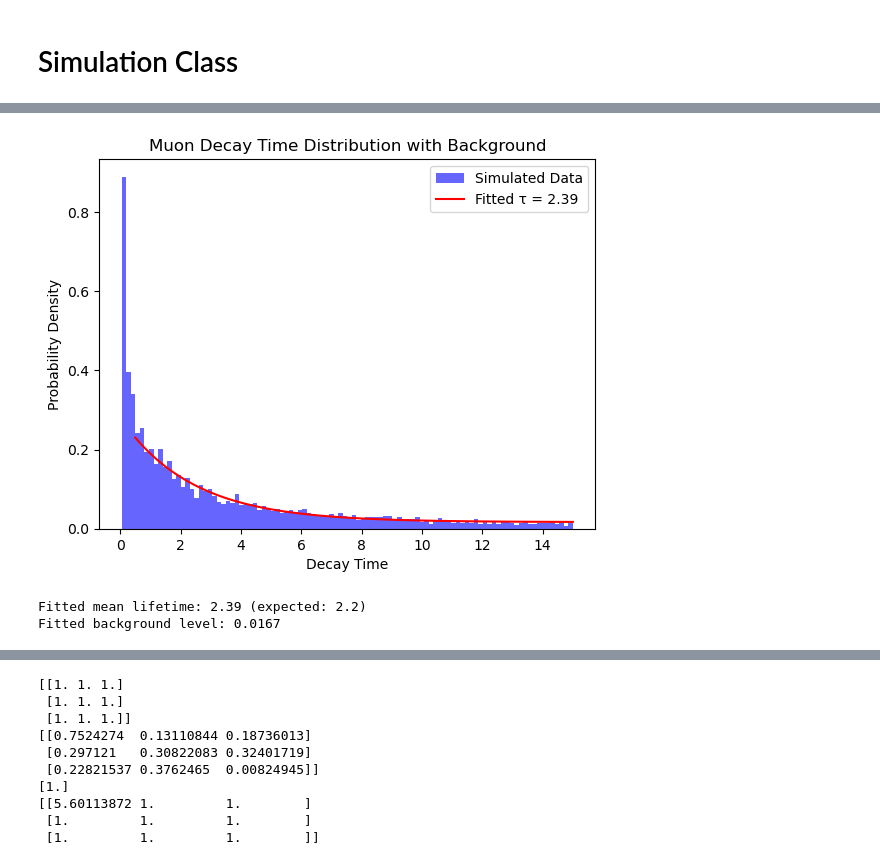
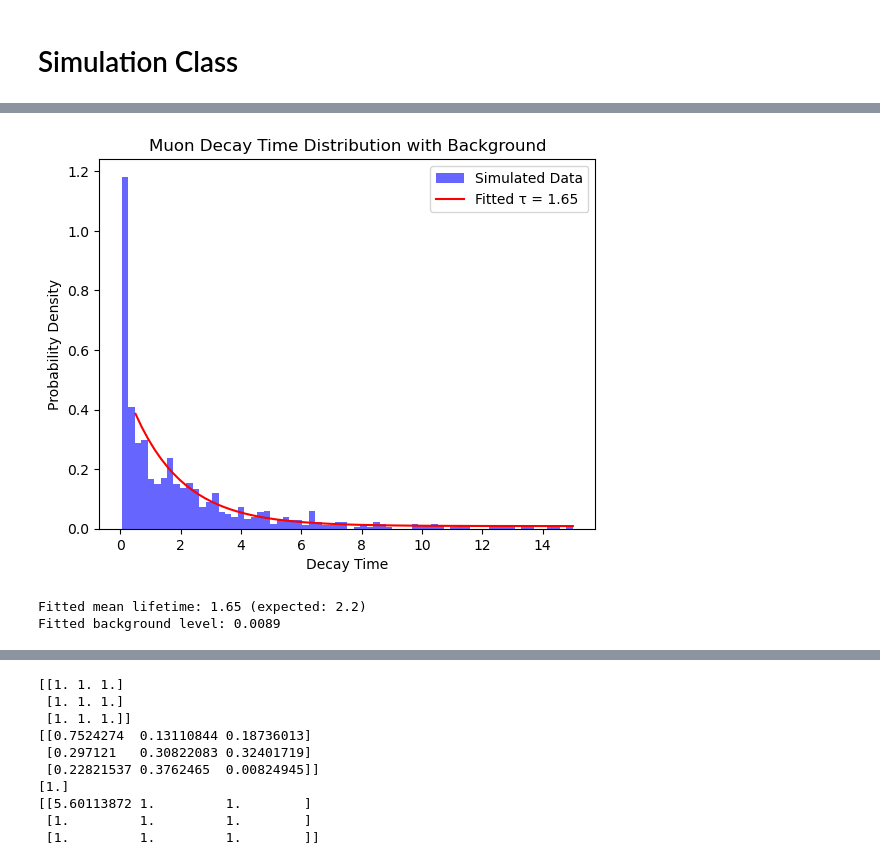
Before and after one commit to NicolaSommaggio/AdvanceLab-g-2, a Jupyter notebook: g-2/src/MonteCarlo.ipynb, the cells around one changed output, grey strips where cells are left out. Drawn from its saved outputs; the diff is of its cells as text; code cells hidden in the pictures.

```diff
--- a/g-2/src/MonteCarlo.ipynb
+++ b/g-2/src/MonteCarlo.ipynb
@@ -6,7 +6,7 @@ import matplotlib.animation as animation
 # Simulation Class
 # %%
 class Simulation:
-    def __init__(self,dx=1,dt=0.02,B=0*5.42/(10**6),signal_lenght=0.05,veto_lenght=0.1,fluxmeno=0.00045,fluxpiu=0.00055, taumeno=0.163,taupiu=2.2,lunghezza_scintillatore=7,larghezza_scintillatore=15):
+    def __init__(self,dx=1,dt=0.05,B=5.42/(10**6),signal_lenght=0.05,veto_lenght=0.1,fluxmeno=0.000045,fluxpiu=0.000055, taumeno=0.163,taupiu=2.2,lunghezza_scintillatore=7,larghezza_scintillatore=15):
         self.signal=0
         self.signal_counter=0
         self.grid=np.zeros([int(lunghezza_scintillatore/dx),int(larghezza_scintillatore/dx)])
@@ -118,6 +118,8 @@ class Simulation:
             self.ariettacounter=0
             self.ariettastate=0
 
+
+
     def time_step(self):
         analogsignal = self.grid_step()
         digital, temp = self.digital_signal_step(analogsignal)
@@ -139,6 +191,7 @@ digital = []
 counter = []
 num_frames = 50
 
+
 number=3000000
 for i in range(number):
     analogsignal = Sistema.grid_step()
@@ -150,8 +203,10 @@ for i in range(number):
     digital.append(1 if digitalsignal[0] else 0)
     counter.append(digitalsignal[1])
     Sistema.arietta(digitalsignal[0])
+
     if(i%10000==0):
         print("Siamo al ",(i/number)*100,"%")
+        np.save("Fondo",Sistema.output)
 
 print(Sistema.output)
 plt.hist(Sistema.output)
@@ -184,7 +217,11 @@ import numpy as np
 import matplotlib.pyplot as plt
 from scipy.optimize import curve_fit
 
-data=np.load("FondoMontecarlo.npy")
+data=Sistema.output
+
+with open("FondoMonte.txt","w") as output:
+    for i in data:
+        output.write(str(i*66.6666)+"\n")
 # Define the exponential decay function with a flat background
 def exp_decay_with_background(t, tau, A, C):
     return A * np.exp(-t / tau) + C
@@ -197,38 +234,39 @@ counts, bin_edges = np.histogram(data, bins=50, density=True)
 bin_centers = (bin_edges[:-1] + bin_edges[1:]) / 2  # Midpoints of bins
 
 # Filter data for fitting (only use points where t > 0.5)
-mask = bin_centers > 1
+mask = (bin_centers > 2) & (bin_centers < 10)
 filtered_bin_centers = bin_centers[mask]
 filtered_counts = counts[mask]
 
 # Fit histogram data with exponential decay + background
 popt, pcov = curve_fit(exp_decay_with_background, filtered_bin_centers, filtered_counts,
                        p0=[2.2, max(filtered_counts), min(filtered_counts)])
 
 # Extract fitted parameters
 tau_fitted, A_fitted, C_fitted = popt
 
+
 # Plot histogram
-plt.hist(data, bins=100, density=True, alpha=0.6, color='b', label="Simulated Data")
+plt.hist(data, bins=70, density=True, alpha=0.6, color='b', label="Simulated Data")
 
 # Plot fitted curve (only for t > 0.5)
-t_fit = np.linspace(0.5, max(data), 100)
+t_fit = np.linspace(0.5, max(data), 70)
 plt.plot(t_fit, exp_decay_with_background(t_fit, *popt), 'r-', label=f"Fitted τ = {tau_fitted:.2f}")
 
 
 # Labels and legend
 plt.xlabel("Decay Time")
 plt.ylabel("Probability Density")
 plt.legend()
 plt.title("Muon Decay Time Distribution with Background")
 
 plt.show()
 
 # Print fitted values
 print(f"Fitted mean lifetime: {tau_fitted:.2f} (expected: 2.2)")
 print(f"Fitted background level: {C_fitted:.4f}")
 # %% [output]
-[figure, old version]
+[figure, new version]
-Fitted mean lifetime: 2.39 (expected: 2.2)
-Fitted background level: 0.0167
+Fitted mean lifetime: 1.65 (expected: 2.2)
+Fitted background level: 0.0089
 # %%
```
Also changed, not shown: parts of 3 cells of this notebook, 20 other files.
